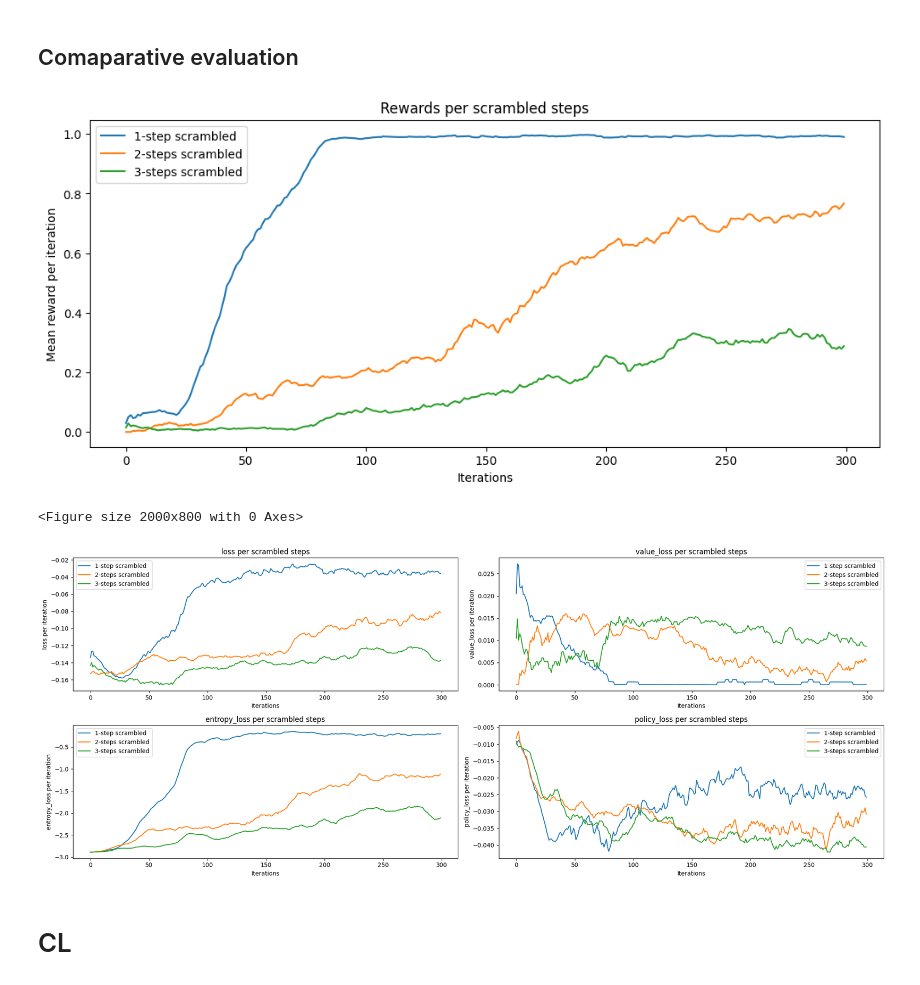
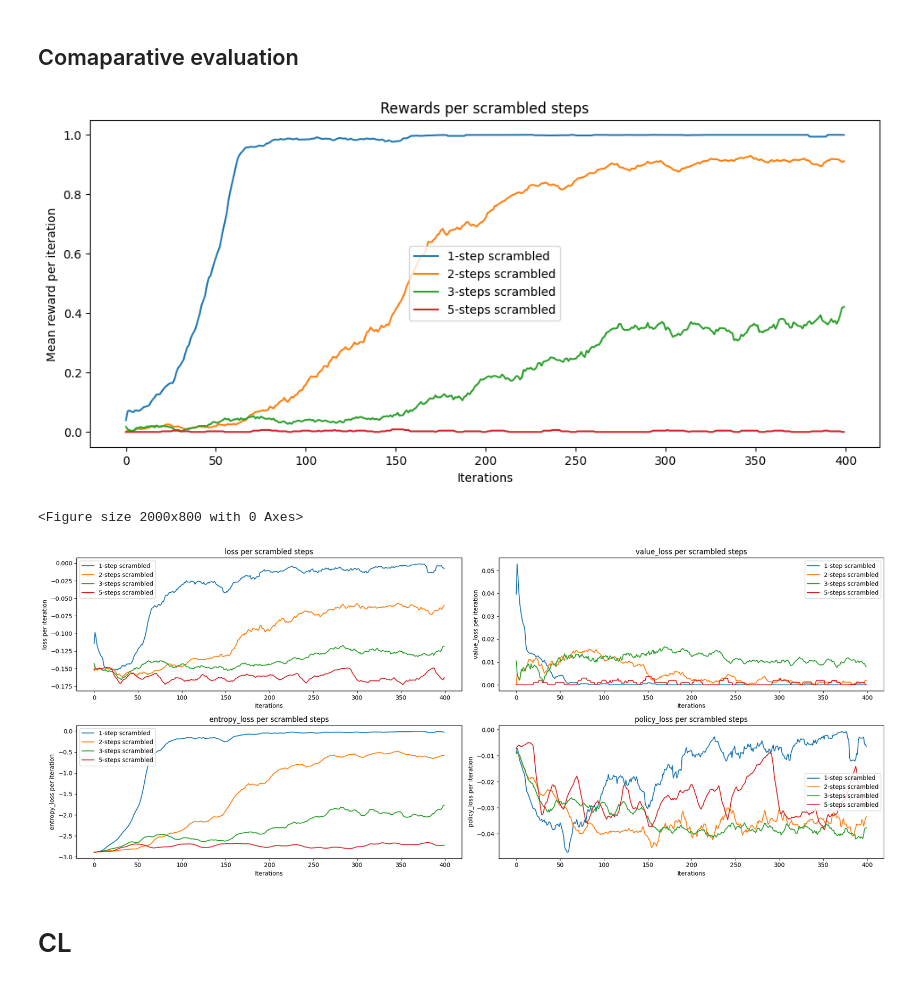
Before and after one commit to BrouthenKamel/AutoCL-Research, a Jupyter notebook: Rubik_Cube_PPO_with_JAX.ipynb, the cells around one changed output. Saved outputs shown, nothing was run; the diff lists cells and outputs as text; code cells hidden in the pictures.

```diff
--- a/Rubik_Cube_PPO_with_JAX.ipynb
+++ b/Rubik_Cube_PPO_with_JAX.ipynb
@@ -678,7 +706,7 @@ def save_record(file_name, rewards, losses):
     }, f, indent=4)
 # %%
 def load_record(file_name):
-  with open(f'/content/{file_name}') as f:
+  with open(f'/content/{file_name}.json') as f:
     record = json.load(f)
 
   return record["rewards"], record["losses"]
@@ -690,7 +721,7 @@ ppo = PPOTrainer(
     policy_class=DiscretePPOPolicy,
     env_factory=make_env,
     agent_state_factory=_make_agent_state,
-    num_iteration=10,
+    num_iteration=2,
     num_sgd_iteration=8,
     learning_rate=0.0001,
     policy_clip=0.2,
@@ -703,7 +734,7 @@ ppo = PPOTrainer(
     value_clip=0.1,
     use_gae=True,
     apply_value_clipping=True,
-    checkpoint_freq=2,
+    checkpoint_freq=1,
     deque_length=10,
     max_iter_steps=3,
     render=False,
@@ -777,7 +806,7 @@ def train_n_scrambled_cube(n_scrambles, num_iteration, max_iter_steps, seed=10,
 # %% [markdown]
 ## 1 time scramble
 # %%
-trainer_1 = train_n_scrambled_cube(n_scrambles=1, num_iteration=500, max_iter_steps=3, checkpoint=100)
+trainer_1 = train_n_scrambled_cube(n_scrambles=1, num_iteration=400, max_iter_steps=3, checkpoint=100)
 rewards_1, losses_1 = trainer_1.get_record()
 # %% [output]
 [INFO] Training on 1 scrambled Rubik's cube
@@ -883,13 +914,19 @@ plot_losses(losses_5)
 # %% [markdown]
 ## Comaparative evaluation
+# %%
+rewards_1_loc, losses_1_loc = load_record("scramble_1")
+rewards_2_loc, losses_2_loc = load_record("scramble_2")
+rewards_3_loc, losses_3_loc = load_record("scramble_3")
+rewards_5_loc, losses_5_loc = load_record("scramble_5")
 # %%
-iterations = range(len(rewards_1))
+iterations = range(len(rewards_1_loc))
 
 plt.figure(figsize=(12, 5))
 
-plt.plot(iterations, rewards_1, label='1-step scrambled')
-plt.plot(iterations, rewards_2, label='2-steps scrambled')
-plt.plot(iterations, rewards_3, label='3-steps scrambled')
+plt.plot(iterations, rewards_1_loc, label='1-step scrambled')
+plt.plot(iterations, rewards_2_loc, label='2-steps scrambled')
+plt.plot(iterations, rewards_3_loc, label='3-steps scrambled')
+plt.plot(iterations, rewards_5_loc, label='5-steps scrambled')
 
 plt.xlabel('Iterations')
 plt.ylabel('Mean reward per iteration')
@@ -898,29 +935,30 @@ plt.legend()
 
 plt.show()
 # %% [output]
-[figure, old version]
+[figure, new version]
 # %%
 iterations = range(len(losses_1['loss']))
 figsize = (20, 8)
 
 plt.figure(figsize=figsize)
 fig, axes = plt.subplots(2, 2, figsize=figsize)
 
 for i, split in enumerate(losses_1.keys()):
-  axes[i//2, i%2].plot(iterations, losses_1[split], label='1-step scrambled')
-  axes[i//2, i%2].plot(iterations, losses_2[split], label='2-steps scrambled')
-  axes[i//2, i%2].plot(iterations, losses_3[split], label='3-steps scrambled')
+  axes[i//2, i%2].plot(iterations, losses_1_loc[split], label='1-step scrambled')
+  axes[i//2, i%2].plot(iterations, losses_2_loc[split], label='2-steps scrambled')
+  axes[i//2, i%2].plot(iterations, losses_3_loc[split], label='3-steps scrambled')
+  axes[i//2, i%2].plot(iterations, losses_5_loc[split], label='5-steps scrambled')
 
   axes[i//2, i%2].set_xlabel('Iterations')
   axes[i//2, i%2].set_ylabel(f'{split} per iteration')
   axes[i//2, i%2].set_title(f'{split} per scrambled steps')
   axes[i//2, i%2].legend()
 
 plt.tight_layout()
 plt.show()
 # %% [output]
 <Figure size 2000x800 with 0 Axes>
-[figure, old version]
+[figure, new version]
 # %% [markdown]
 # CL
 # %%
```
Also changed, not shown: parts of 30 cells of this notebook.
